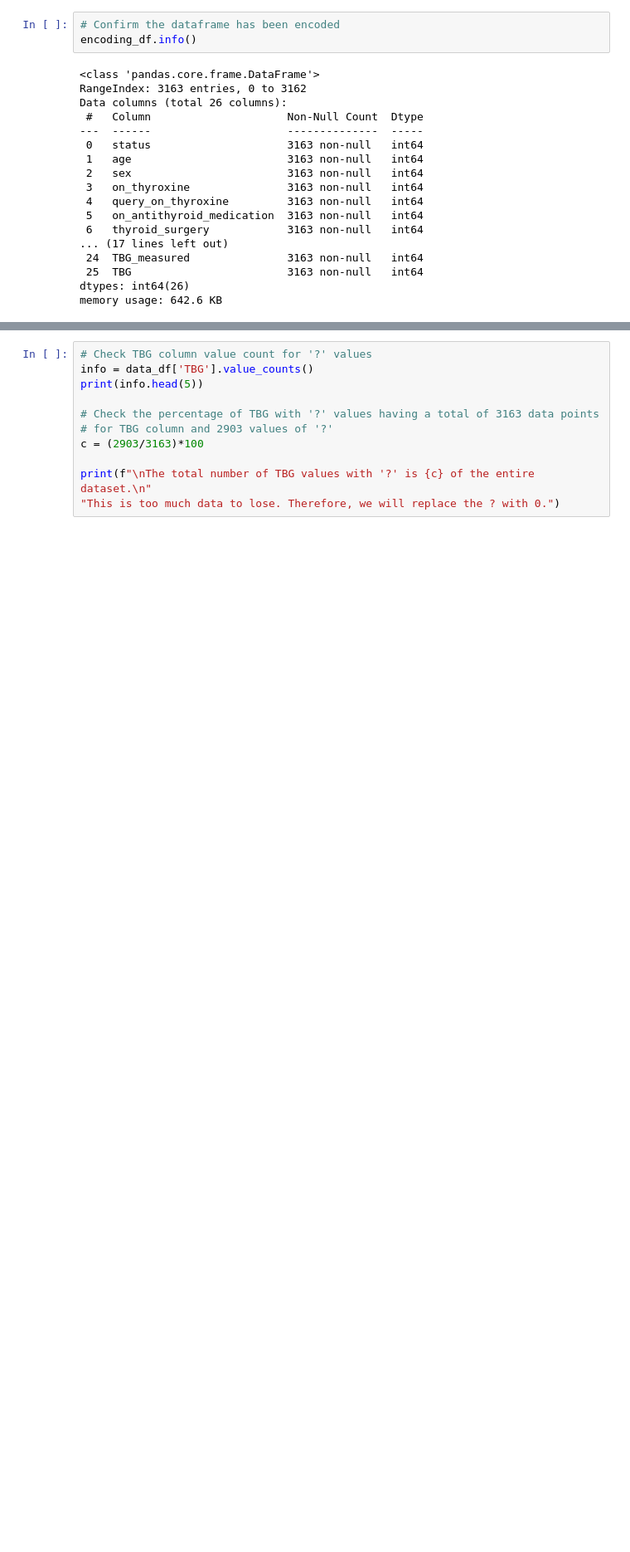
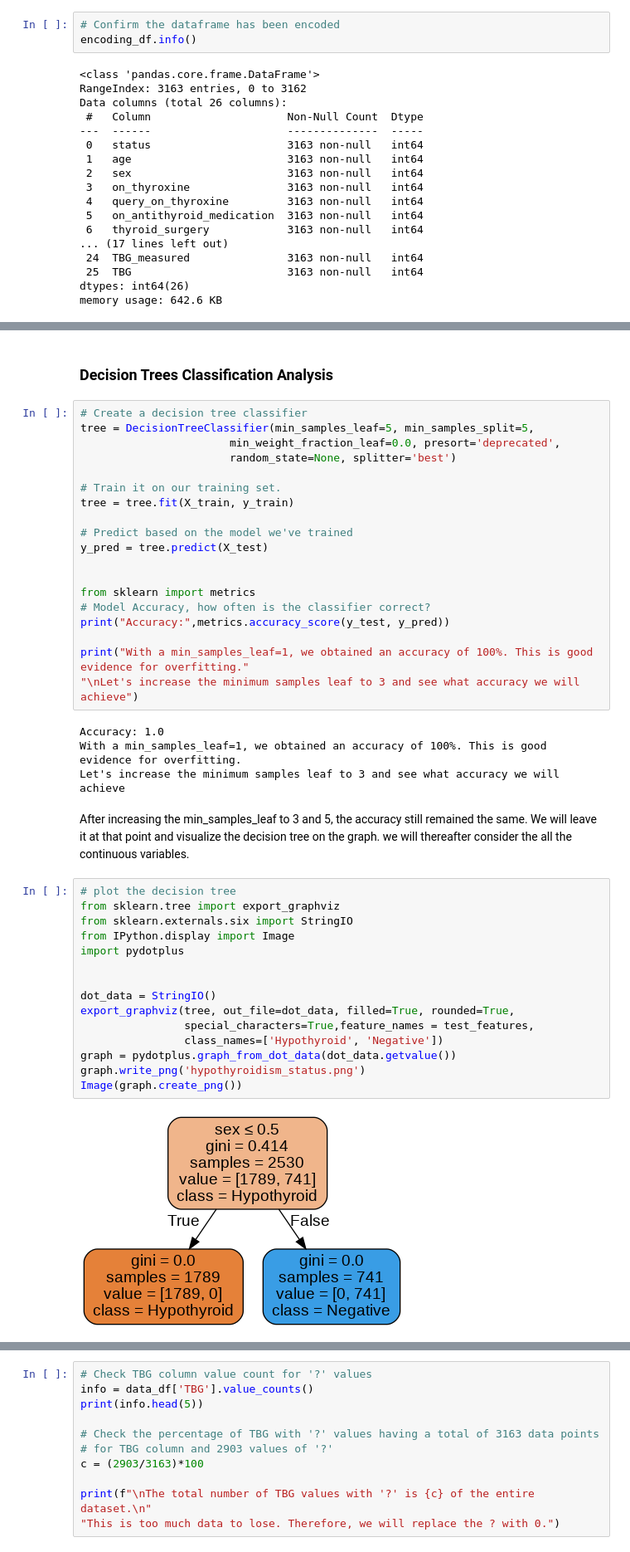
Before and after one commit to veronica1013/Test-for-Hypothyroidism, a Jupyter notebook: Moringa_Data_Science_Core_Module2_W8_Independent_Project_2021_10_Veronica_Isiaho_Python_Notebook_ipynb.ipynb, the cells around one changed output, grey strips where cells are left out. Shown at 83% size. Drawn from its saved outputs; the diff is of its cells as text; blank space fills up the shorter version.

```diff
--- a/Moringa_Data_Science_Core_Module2_W8_Independent_Project_2021_10_Veronica_Isiaho_Python_Notebook_ipynb.ipynb
+++ b/Moringa_Data_Science_Core_Module2_W8_Independent_Project_2021_10_Veronica_Isiaho_Python_Notebook_ipynb.ipynb
@@ -405,0 +427,44 @@ X_train, X_test, y_train, y_test = train_test_split(X, y, test_size=0.2, random_
+# %% [markdown]
+### Decision Trees Classification Analysis
+# %%
+# Create a decision tree classifier
+tree = DecisionTreeClassifier(min_samples_leaf=5, min_samples_split=5,
+                       min_weight_fraction_leaf=0.0, presort='deprecated',
+                       random_state=None, splitter='best')
+
+# Train it on our training set.
+tree = tree.fit(X_train, y_train)
+
+# Predict based on the model we've trained
+y_pred = tree.predict(X_test)
+
+
+from sklearn import metrics
+# Model Accuracy, how often is the classifier correct?
+print("Accuracy:",metrics.accuracy_score(y_test, y_pred))
+
+print("With a min_samples_leaf=1, we obtained an accuracy of 100%. This is good evidence for overfitting."
+"\nLet's increase the minimum samples leaf to 3 and see what accuracy we will achieve")
+# %% [output]
+Accuracy: 1.0
+With a min_samples_leaf=1, we obtained an accuracy of 100%. This is good evidence for overfitting.
+Let's increase the minimum samples leaf to 3 and see what accuracy we will achieve
+# %% [markdown]
+After increasing the min_samples_leaf to 3 and 5, the accuracy still remained the same. We will leave it at that point and visualize the decision tree on the graph. we will thereafter consider the all the continuous variables.
+# %%
+# plot the decision tree
+from sklearn.tree import export_graphviz
+from sklearn.externals.six import StringIO
+from IPython.display import Image
+import pydotplus
+
+
+dot_data = StringIO()
+export_graphviz(tree, out_file=dot_data, filled=True, rounded=True,
+                special_characters=True,feature_names = test_features,
+                class_names=['Hypothyroid', 'Negative'])
+graph = pydotplus.graph_from_dot_data(dot_data.getvalue())
+graph.write_png('hypothyroidism_status.png')
+Image(graph.create_png())
+# %% [output]
+[figure, added]
```
Also changed, not shown: parts of 32 cells of this notebook.
